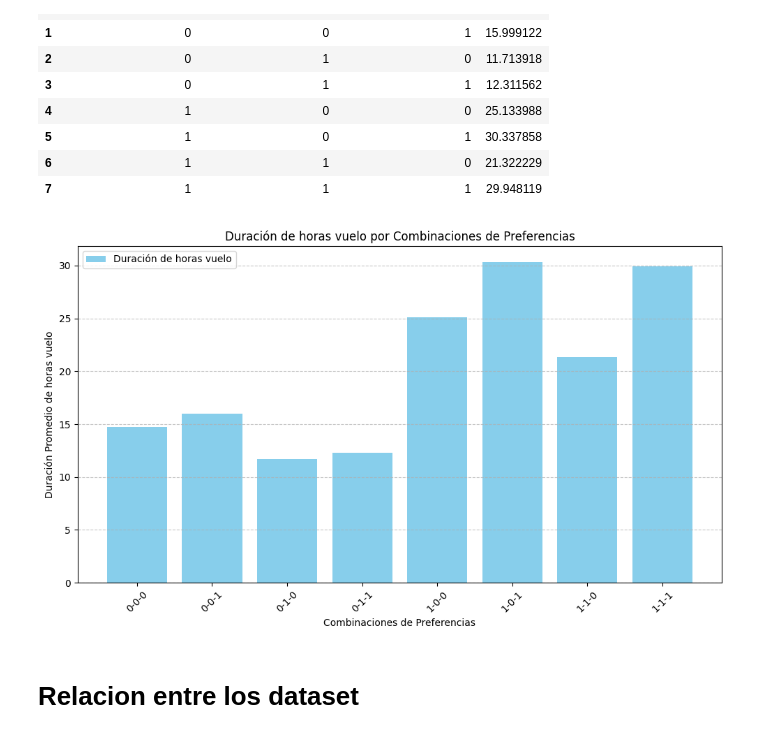
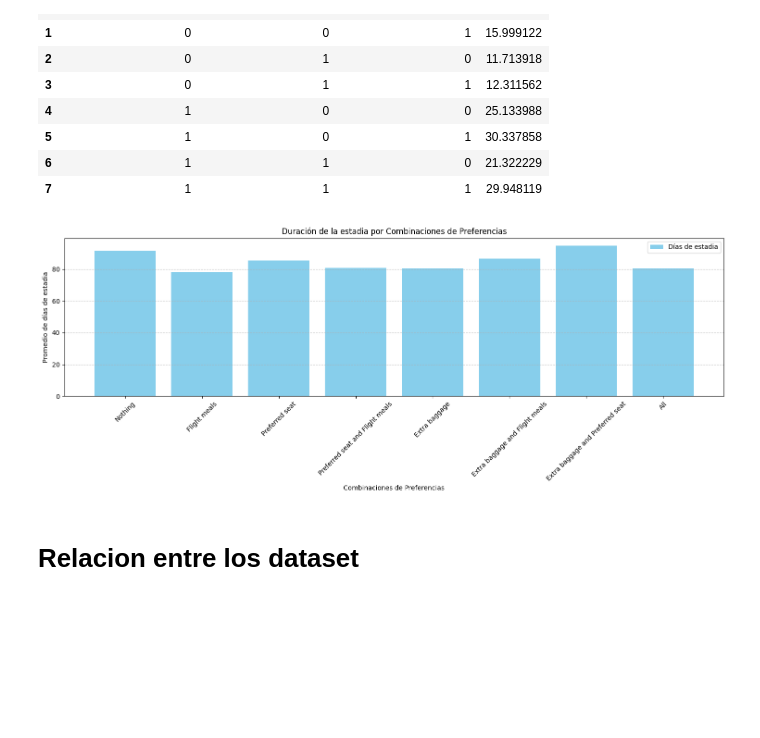
Before and after one commit to lcondoriz/tp1-orgaDatos, a Jupyter notebook: tp1.ipynb, the cells around one changed output. Drawn from its saved outputs; the diff is of its cells as text; code cells hidden in the pictures; blank space fills up the shorter version.

```diff
--- a/tp1.ipynb
+++ b/tp1.ipynb
@@ -582,23 +620,26 @@ df_grouped
 | 6 | 1 | 1 | 0 | 21.322229 |
 | 7 | 1 | 1 | 1 | 29.948119 |
 # %%
-df_grouped = df_filtered.groupby(["wants_extra_baggage", "wants_preferred_seat", "wants_in_flight_meals"])["length_of_stay"]
+df_grouped = df_filtered.groupby(["wants_extra_baggage", "wants_preferred_seat", "wants_in_flight_meals"])["purchase_lead"]
 df_grouped_mean = df_grouped.mean().reset_index()
 
+#Diccionario de las combinaciones
+dictionary = {"0-0-0":"Nothing","0-0-1":"Flight meals","0-1-0":"Preferred seat","0-1-1":"Preferred seat and Flight meals","1-0-0":"Extra baggage","1-0-1":"Extra baggage and Flight meals","1-1-0":"Extra baggage and Preferred seat","1-1-1":"All",}
+
 # Graficar
-plt.figure(figsize=(10, 6))
-plt.bar(df_grouped_mean.index, df_grouped_mean['length_of_stay'], color='skyblue')
+plt.figure(figsize=(15, 6))
+plt.bar(df_grouped_mean.index, df_grouped_mean['purchase_lead'], color='skyblue')
 plt.xlabel('Combinaciones de Preferencias')
-plt.ylabel('Duración Promedio de horas vuelo')
-plt.title('Duración de horas vuelo por Combinaciones de Preferencias')
-plt.xticks(df_grouped_mean.index, labels=df_grouped_mean[['wants_extra_baggage', 'wants_preferred_seat', 'wants_in_flight_meals']].astype(str).agg('-'.join, axis=1), rotation=45)
+plt.ylabel('Promedio de días de estadia')
+plt.title('Duración de la estadia por Combinaciones de Preferencias')
+plt.xticks(df_grouped_mean.index, labels=df_grouped_mean[['wants_extra_baggage', 'wants_preferred_seat', 'wants_in_flight_meals']].astype(str).agg('-'.join, axis=1).replace(to_replace=dictionary), rotation=45)
 plt.grid(axis='y', linestyle='--', alpha=0.7)
 plt.tight_layout()
 
-plt.legend(['Duración de horas vuelo'])
+plt.legend(['Días de estadia'])
 plt.show()
 # %% [output]
-[figure, old version]
+[figure, new version]
 # %% [markdown]
 # Relacion entre los dataset
 # %%
```
Also changed, not shown: parts of 39 cells of this notebook.
